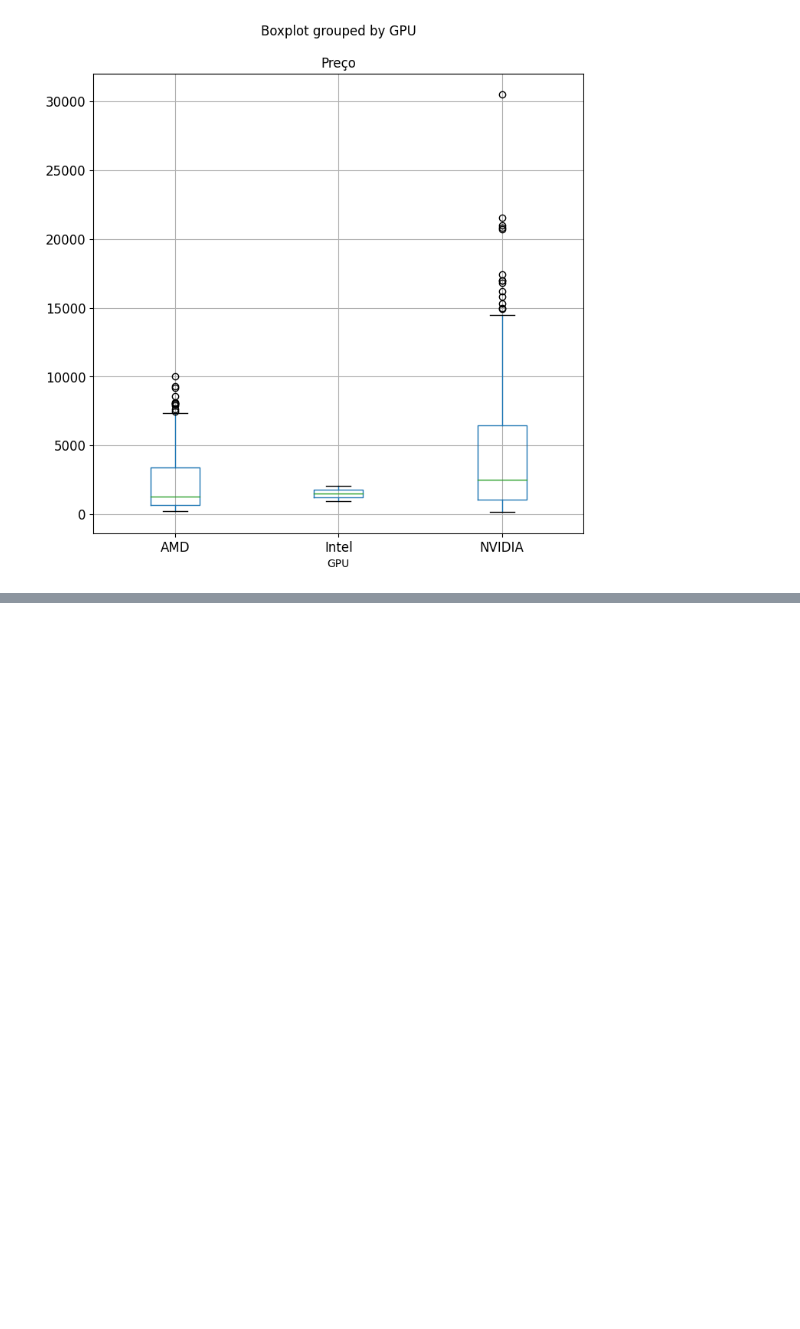
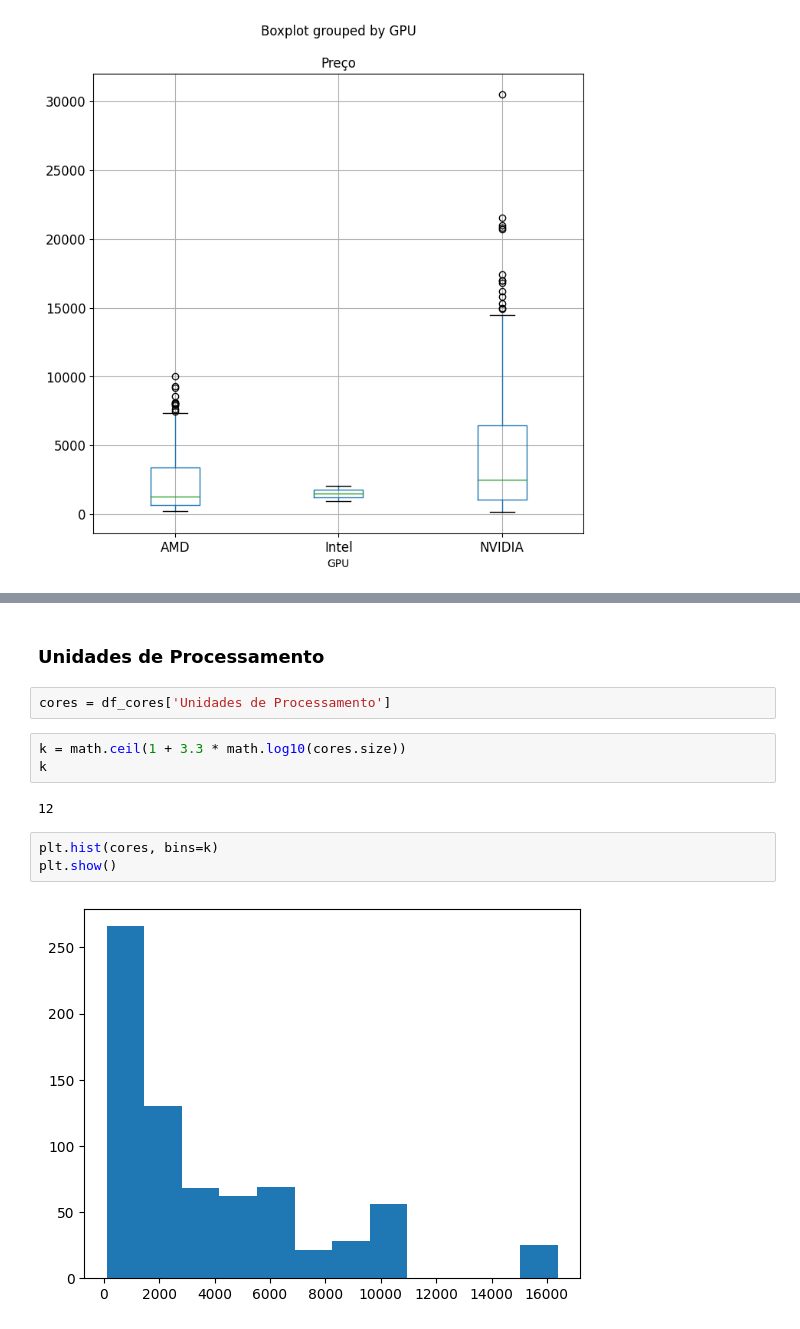
Before and after one commit to GustavoValenca/DataScience-Placas-de-Video, a Jupyter notebook: Análise Exploratória dos Dados/analysis.ipynb, the cells around one changed output, grey strips where cells are left out. Cells and saved outputs as stored; diff of their text form; blank space fills up the shorter version.

```diff
--- a/Análise Exploratória dos Dados/analysis.ipynb
+++ b/Análise Exploratória dos Dados/analysis.ipynb
@@ -206,0 +273,14 @@ df.boxplot(by='GPU', column=['Preço'], fontsize='large', figsize=(8,8))
+# %% [markdown]
+### Unidades de Processamento
+# %%
+cores = df_cores['Unidades de Processamento']
+# %%
+k = math.ceil(1 + 3.3 * math.log10(cores.size))
+k
+# %% [output]
+12
+# %%
+plt.hist(cores, bins=k)
+plt.show()
+# %% [output]
+[figure, added]
```
Also changed, not shown: parts of 25 cells of this notebook.
